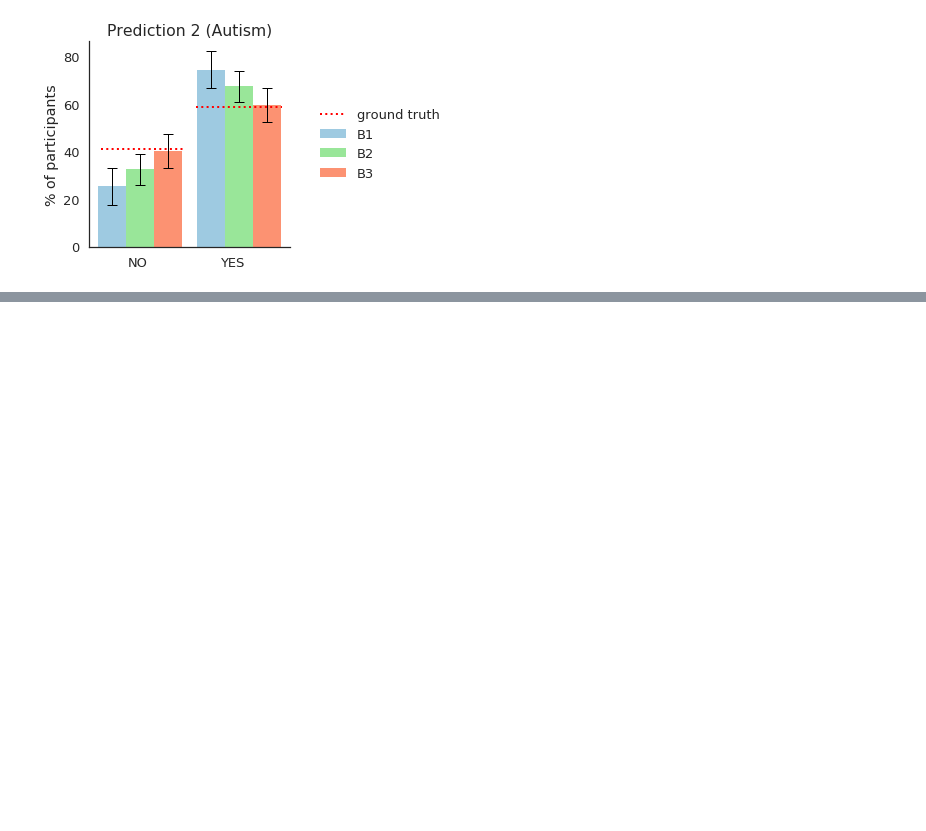
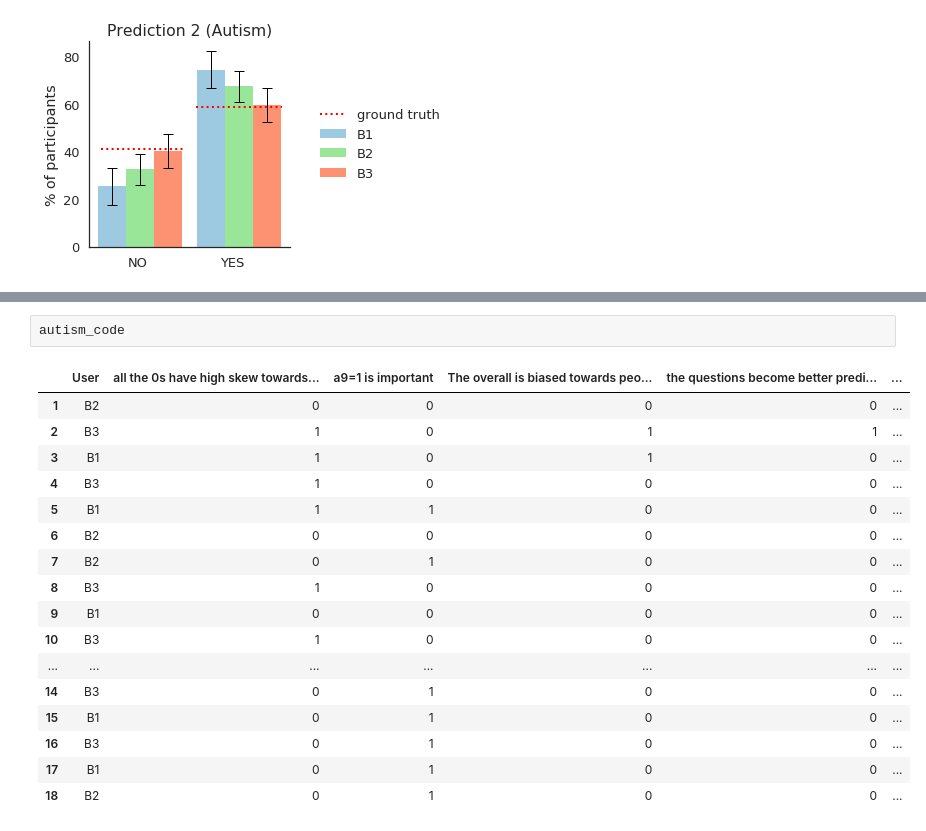
Before and after one commit to dorisjlee/viz-summarization, a Jupyter notebook: ipynb/User Study Results and Paper Statistics.ipynb, the cells around one changed output, grey strips where cells are left out. Saved outputs shown, nothing was run; the diff lists cells and outputs as text; blank space fills up the shorter version.

```diff
--- a/ipynb/User Study Results and Paper Statistics.ipynb
+++ b/ipynb/User Study Results and Paper Statistics.ipynb
@@ -446,0 +494,20 @@ plot_prediction_results(result,std_result,title=title,ytitle="% of participants"
+# %%
+autism_code
+# %% [output]
+|  | User | all the 0s have high skew towards... | a9=1 is important | The overall is biased towards peo... | the questions become better predi... | ... |
+| 1 | B2 | 0 | 0 | 0 | 0 | ... |
+| 2 | B3 | 1 | 0 | 1 | 1 | ... |
+| 3 | B1 | 1 | 0 | 1 | 0 | ... |
+| 4 | B3 | 1 | 0 | 0 | 0 | ... |
+| 5 | B1 | 1 | 1 | 0 | 0 | ... |
+| 6 | B2 | 0 | 0 | 0 | 0 | ... |
+| 7 | B2 | 0 | 1 | 0 | 0 | ... |
+| 8 | B3 | 1 | 0 | 0 | 0 | ... |
+| 9 | B1 | 0 | 0 | 0 | 0 | ... |
+| 10 | B3 | 1 | 0 | 0 | 0 | ... |
+| ... | ... | ... | ... | ... | ... | ... |
+| 14 | B3 | 0 | 1 | 0 | 0 | ... |
+| 15 | B1 | 0 | 1 | 0 | 0 | ... |
+| 16 | B3 | 0 | 1 | 0 | 0 | ... |
+| 17 | B1 | 0 | 1 | 0 | 0 | ... |
+| 18 | B2 | 0 | 1 | 0 | 0 | ... |
```
Also changed, not shown: parts of 5 cells of this notebook, 3 other files.
